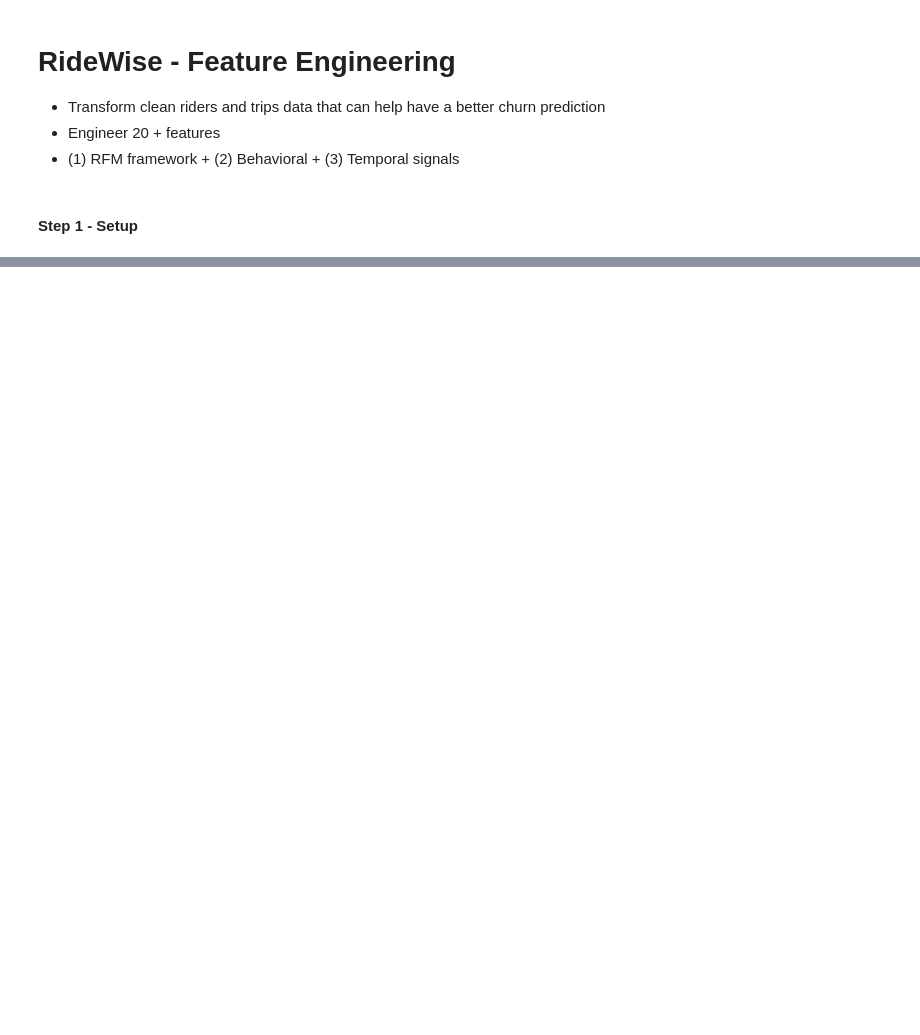
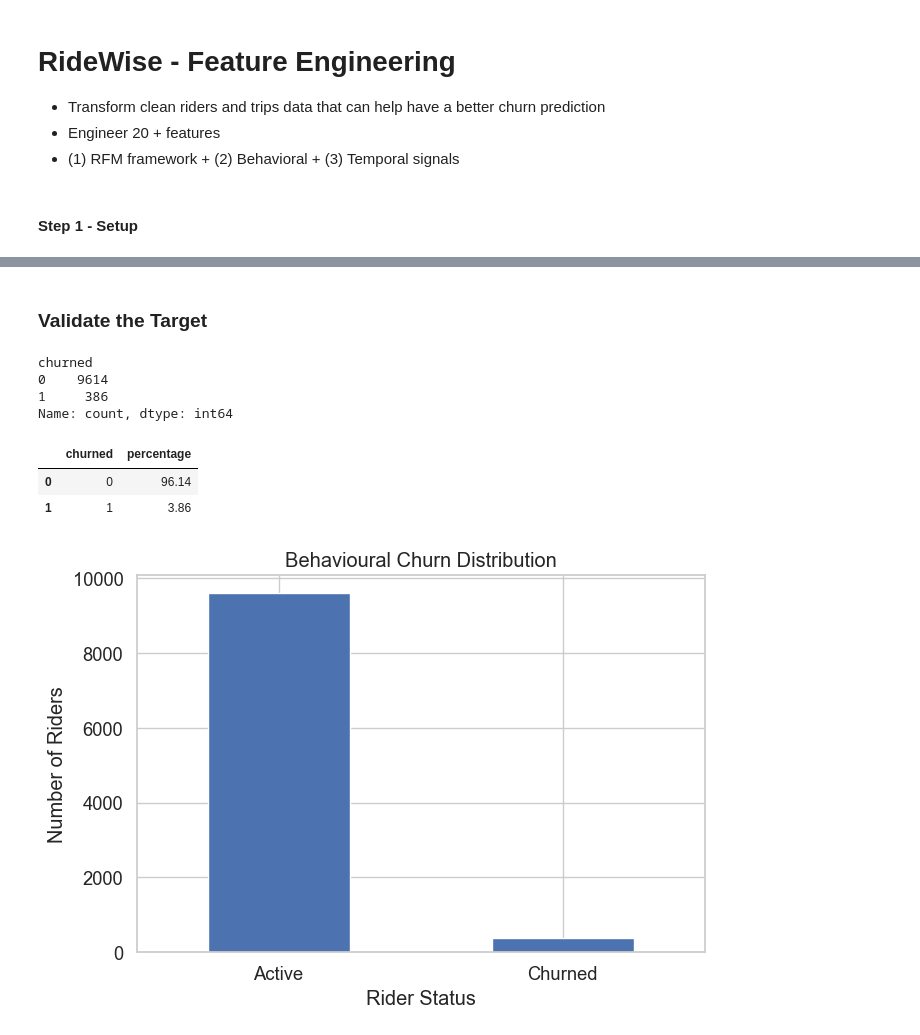
Before and after one commit to Alpha-rammy/Ridewise_London, a Jupyter notebook: notebooks/03_feature_engineering.ipynb, the cells around one changed output, grey strips where cells are left out. Saved outputs shown, nothing was run; the diff lists cells and outputs as text; code cells hidden in the pictures; blank space fills up the shorter version.

Commit message:
Complete project updates:README, notebooks, visualizations, models, reports, project structureand  data

```diff
--- a/notebooks/03_feature_engineering.ipynb
+++ b/notebooks/03_feature_engineering.ipynb
@@ -743,0 +274,78 @@ All columns:
+# %%
+# step 3b - Create one target row per rider:
+churn_target = riders[
+    ["user_id"]
+].copy()
+# %%
+# step 3c -  Create the churn label:
+
+# 0 = Active during the future period
+# 1 = No trips during the future period
+
+churn_target["churned"] = (
+    ~churn_target["user_id"]
+    .isin(active_future_riders)
+).astype(int)
+# %% [markdown]
+### Validate the Target
+# %%
+# step 3d - Target counts
+churn_target["churned"].value_counts()
+# %% [output]
+churned
+0    9614
+1     386
+Name: count, dtype: int64
+# %%
+#  step 3e - Target percentages
+churn_distribution = (
+    churn_target["churned"]
+    .value_counts(normalize=True)
+    .mul(100)
+    .round(2)
+    .rename_axis("churned")
+    .reset_index(name="percentage")
+)
+
+churn_distribution
+# %% [output]
+|  | churned | percentage |
+| 0 | 0 | 96.14 |
+| 1 | 1 | 3.86 |
+# %%
+# step 3f - Visualize the Target
+
+target_plot = (
+    churn_target["churned"]
+    .map({
+        0: "Active",
+        1: "Churned"
+    })
+    .value_counts()
+)
+
+target_plot.plot(
+    kind="bar",
+    figsize=(7, 5)
+)
+
+plt.title(
+    "Behavioural Churn Distribution"
+)
+
+plt.xlabel(
+    "Rider Status"
+)
+
+plt.ylabel(
+    "Number of Riders"
+)
+
+plt.xticks(
+    rotation=0
+)
+
+plt.tight_layout()
+plt.show()
+# %% [output]
+[figure, added]
```
Also changed, not shown: parts of 106 cells of this notebook, 37 other files.
